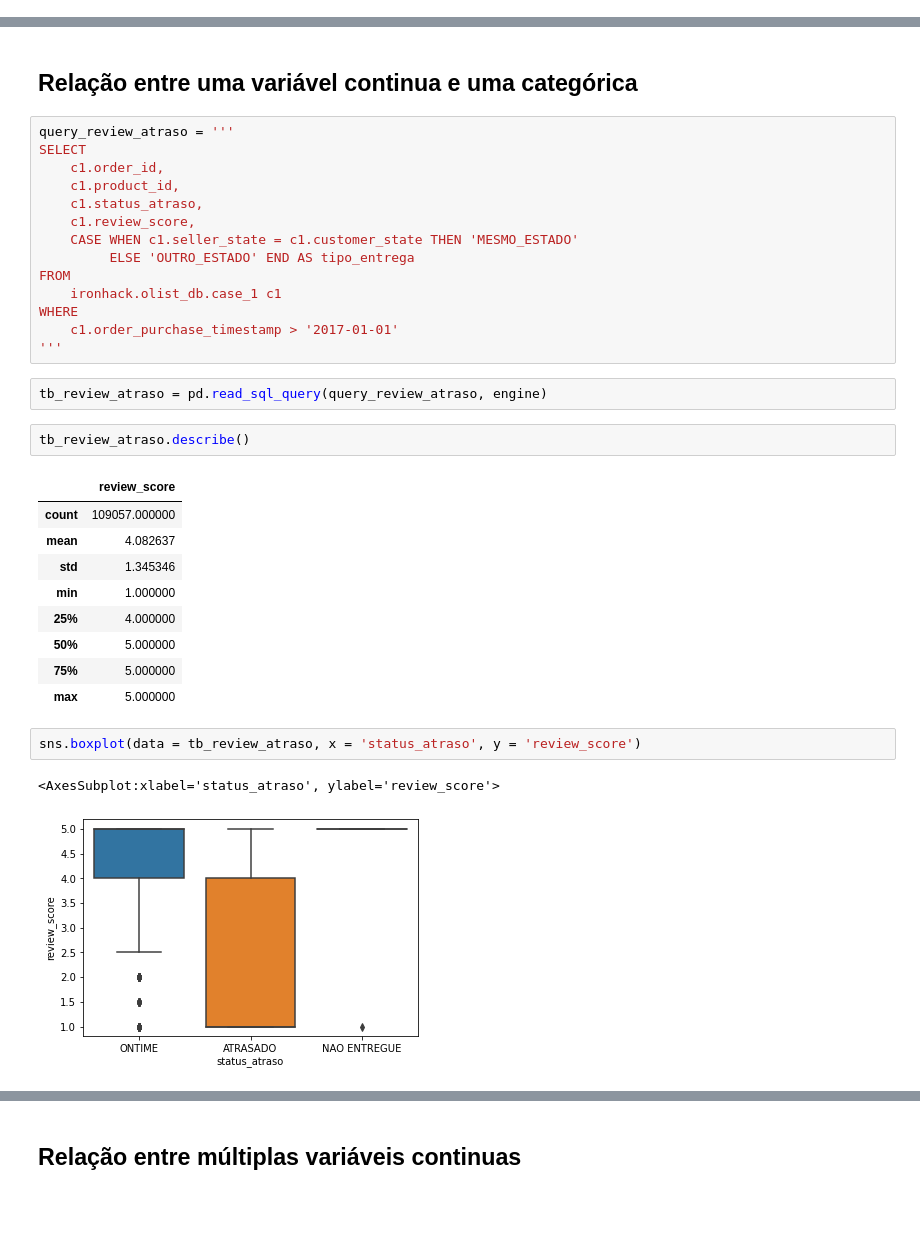
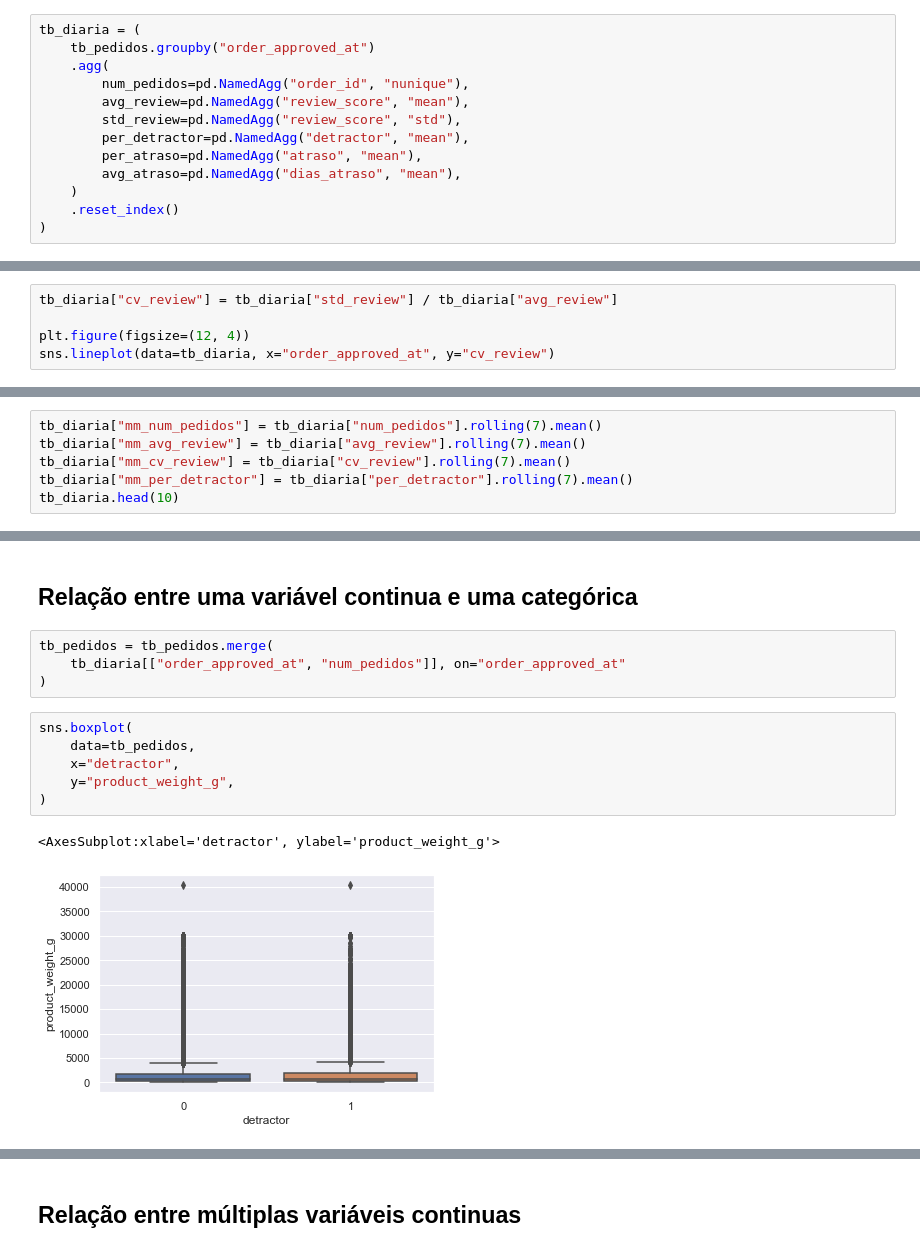
Before and after one commit to pedroteche-ih/Aulas-Base---DA-v2, a Jupyter notebook: 27 - EDA.ipynb, the cells around one changed output, grey strips where cells are left out. Saved outputs shown, nothing was run; the diff lists cells and outputs as text; blank space fills up the shorter version.

```diff
--- a/27 - EDA.ipynb
+++ b/27 - EDA.ipynb
@@ -240,0 +209,13 @@ sns.lineplot(data=tb_numped_diario, x='data_pedido', y='num_pedidos', ax = ax[0]
+# %%
+tb_diaria = (
+    tb_pedidos.groupby("order_approved_at")
+    .agg(
+        num_pedidos=pd.NamedAgg("order_id", "nunique"),
+        avg_review=pd.NamedAgg("review_score", "mean"),
+        std_review=pd.NamedAgg("review_score", "std"),
+        per_detractor=pd.NamedAgg("detractor", "mean"),
+        per_atraso=pd.NamedAgg("atraso", "mean"),
+        avg_atraso=pd.NamedAgg("dias_atraso", "mean"),
+    )
+    .reset_index()
+)
@@ -240,0 +240,5 @@ sns.lineplot(data=tb_numped_diario, x='data_pedido', y='num_pedidos', ax = ax[0]
+# %%
+tb_diaria["cv_review"] = tb_diaria["std_review"] / tb_diaria["avg_review"]
+
+plt.figure(figsize=(12, 4))
+sns.lineplot(data=tb_diaria, x="order_approved_at", y="cv_review")
@@ -240,0 +258,6 @@ sns.lineplot(data=tb_numped_diario, x='data_pedido', y='num_pedidos', ax = ax[0]
+# %%
+tb_diaria["mm_num_pedidos"] = tb_diaria["num_pedidos"].rolling(7).mean()
+tb_diaria["mm_avg_review"] = tb_diaria["avg_review"].rolling(7).mean()
+tb_diaria["mm_cv_review"] = tb_diaria["cv_review"].rolling(7).mean()
+tb_diaria["mm_per_detractor"] = tb_diaria["per_detractor"].rolling(7).mean()
+tb_diaria.head(10)
@@ -361,35 +406,15 @@ sns.boxplot(x = 'tipo_entrega', y = 'log_atraso', data = tb_itens_atraso_pt_f)
 # %% [markdown]
 ## Relação entre uma variável continua e uma categórica
-# %%
-query_review_atraso = '''
-SELECT
-	c1.order_id,
-	c1.product_id,
-	c1.status_atraso,
-	c1.review_score,
-	CASE WHEN c1.seller_state = c1.customer_state THEN 'MESMO_ESTADO'
-		 ELSE 'OUTRO_ESTADO' END AS tipo_entrega
-FROM
-	ironhack.olist_db.case_1 c1
-WHERE
-	c1.order_purchase_timestamp > '2017-01-01'
-'''
-# %%
-tb_review_atraso = pd.read_sql_query(query_review_atraso, engine)
-# %%
-tb_review_atraso.describe()
-# %% [output]
-|  | review_score |
-| count | 109057.000000 |
-| mean | 4.082637 |
-| std | 1.345346 |
-| min | 1.000000 |
-| 25% | 4.000000 |
-| 50% | 5.000000 |
-| 75% | 5.000000 |
-| max | 5.000000 |
+# %%
+tb_pedidos = tb_pedidos.merge(
+    tb_diaria[["order_approved_at", "num_pedidos"]], on="order_approved_at"
+)
 # %%
-sns.boxplot(data = tb_review_atraso, x = 'status_atraso', y = 'review_score')
+sns.boxplot(
+    data=tb_pedidos,
+    x="detractor",
+    y="product_weight_g",
+)
 # %% [output]
-<AxesSubplot:xlabel='status_atraso', ylabel='review_score'>
+<AxesSubplot:xlabel='detractor', ylabel='product_weight_g'>
-[figure, old version]
+[figure, new version]
```
Also changed, not shown: parts of 87 cells of this notebook, 3 other files.
